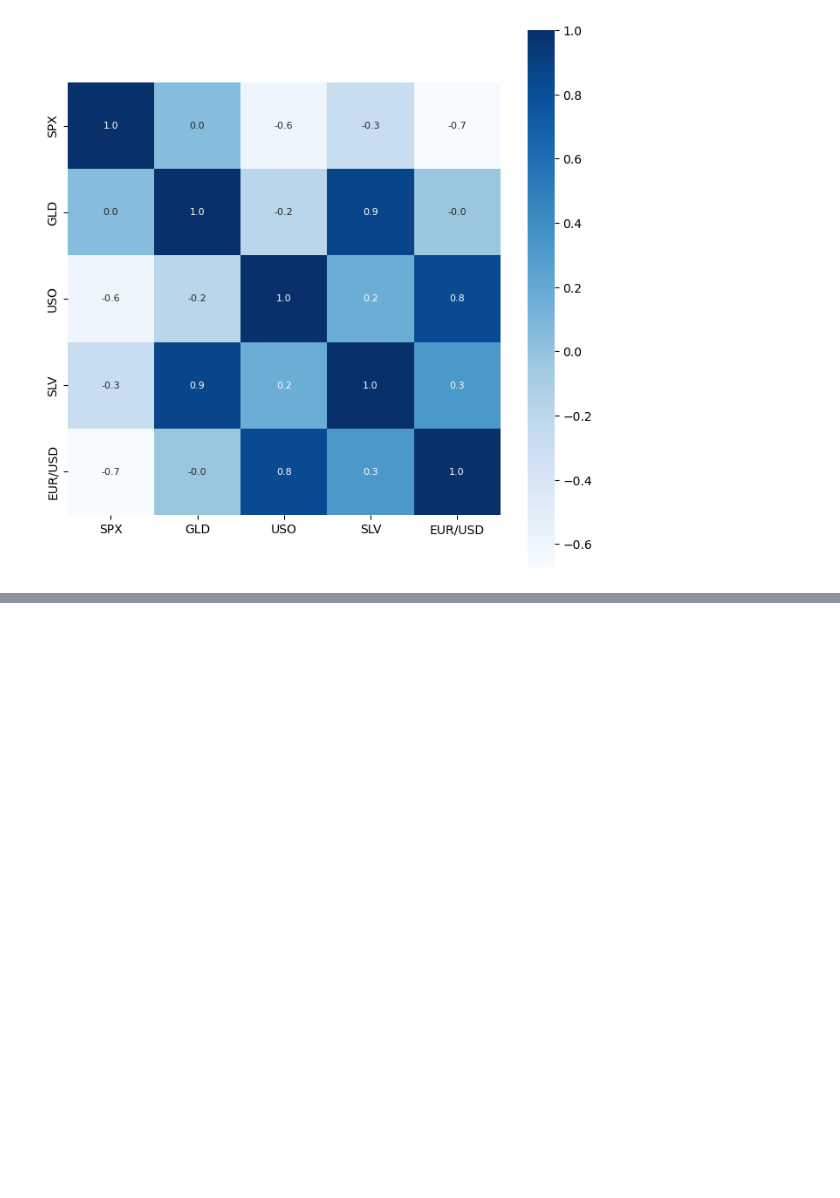
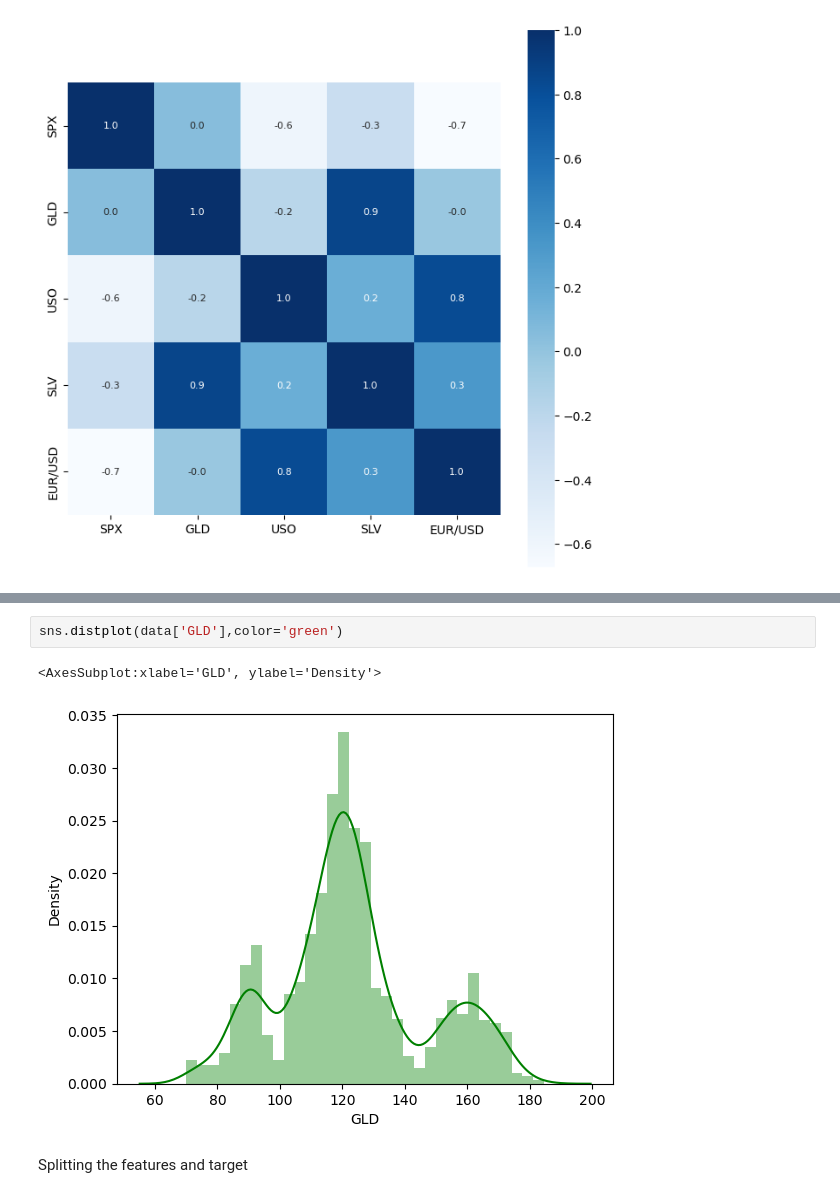
Before and after one commit to Nargesmohammadi/Machine-Learining-Projects, a Jupyter notebook: Gold Price Prediction/Gold Price Prediction.ipynb, the cells around one changed output, grey strips where cells are left out. Saved outputs shown, nothing was run; the diff lists cells and outputs as text; blank space fills up the shorter version.

Commit message:
Splitting the features and target

```diff
--- a/Gold Price Prediction/Gold Price Prediction.ipynb
+++ b/Gold Price Prediction/Gold Price Prediction.ipynb
@@ -84,0 +94,7 @@ sns.heatmap(correlation, cbar=True, square=True, fmt='.1f', annot=True,annot_kws
+# %%
+sns.distplot(data['GLD'],color='green')
+# %% [output]
+<AxesSubplot:xlabel='GLD', ylabel='Density'>
+[figure, added]
+# %% [markdown]
+Splitting the features and target
```
Also changed, not shown: parts of 2 cells of this notebook.
